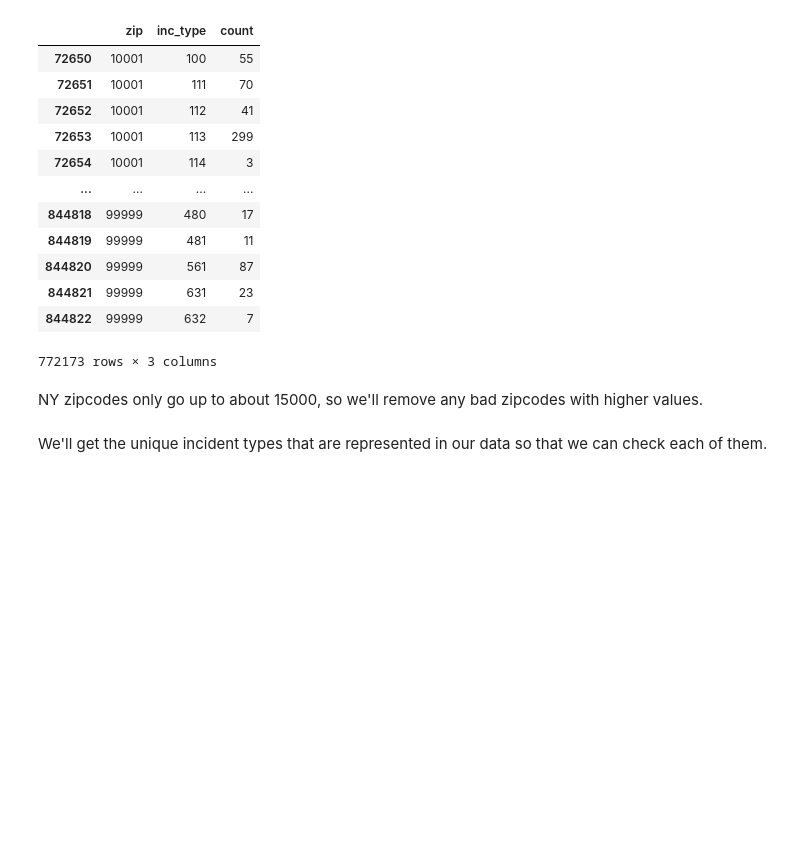
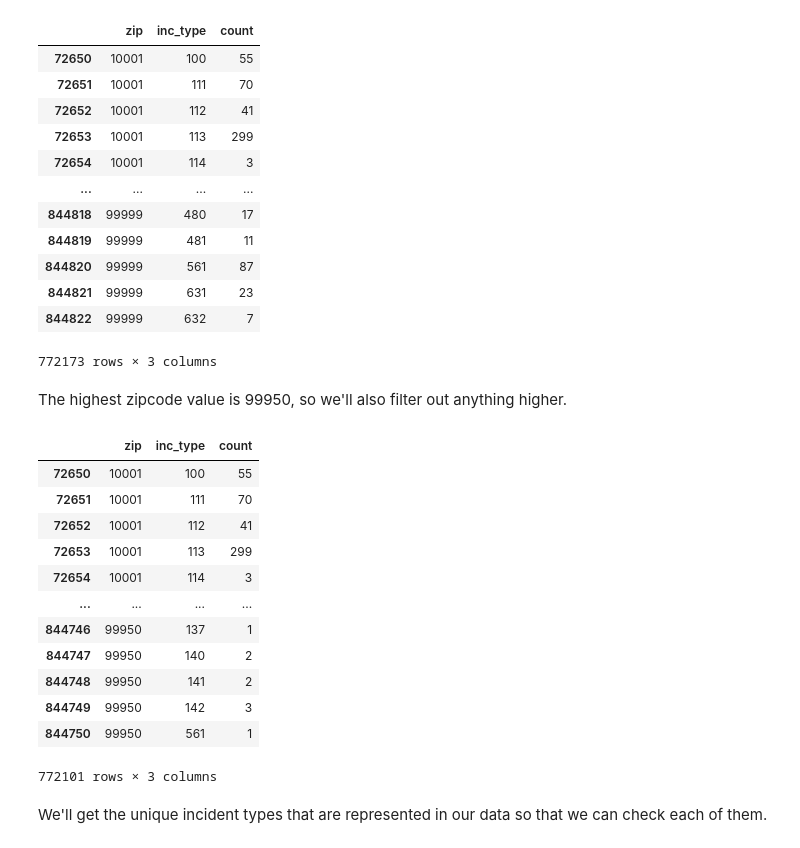
Before and after one commit to jackvandeleuv/fire_data_linkage, a Jupyter notebook: incident_type_by_zip.ipynb, the cells around one changed output. Cells and saved outputs as stored; diff of their text form; code cells hidden in the pictures; blank space fills up the shorter version.

Commit message:
Fixed bug that was still filtering to NY only

```diff
--- a/incident_type_by_zip.ipynb
+++ b/incident_type_by_zip.ipynb
@@ -123,10 +107,24 @@ inc_types
 | 844821 | 99999 | 631 | 23 |
 | 844822 | 99999 | 632 | 7 |
 772173 rows × 3 columns
-# %% [markdown]
-NY zipcodes only go up to about 15000, so we'll remove any bad zipcodes with higher values.
+# %% [markdown]
+The highest zipcode value is 99950, so we'll also filter out anything higher.
 # %%
-inc_types = inc_types[inc_types.zip < 15000]
+inc_types = inc_types[inc_types.zip <= 99950]
+# %% [output]
+|  | zip | inc_type | count |
+| 72650 | 10001 | 100 | 55 |
+| 72651 | 10001 | 111 | 70 |
+| 72652 | 10001 | 112 | 41 |
+| 72653 | 10001 | 113 | 299 |
+| 72654 | 10001 | 114 | 3 |
+| ... | ... | ... | ... |
+| 844746 | 99950 | 137 | 1 |
+| 844747 | 99950 | 140 | 2 |
+| 844748 | 99950 | 141 | 2 |
+| 844749 | 99950 | 142 | 3 |
+| 844750 | 99950 | 561 | 1 |
+772101 rows × 3 columns
 # %% [markdown]
 We'll get the unique incident types that are represented in our data so that we can check each of them.
 # %%
```
Also changed, not shown: parts of 17 cells of this notebook.
